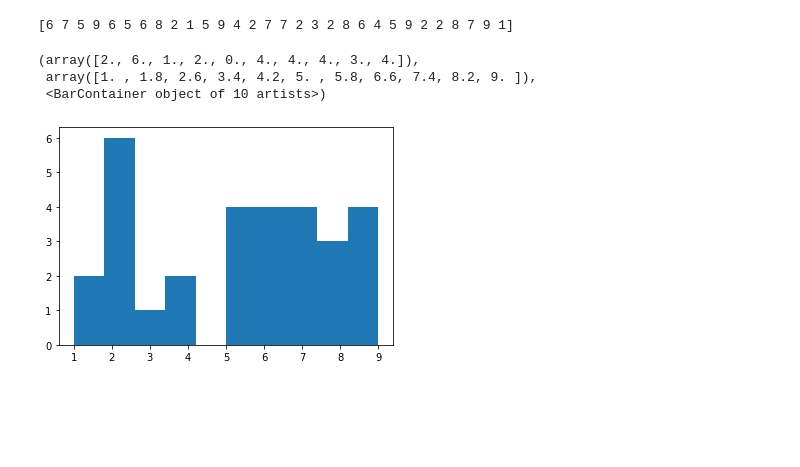
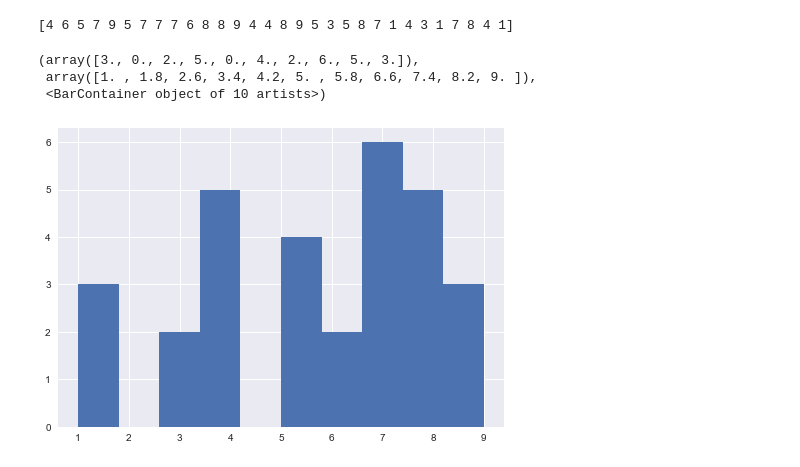
Before and after one commit to ColumbusK/Math, a Jupyter notebook: Numpy/freq_plot.ipynb, the cells around one changed output. Cells and saved outputs as stored; diff of their text form; code cells hidden in the pictures; blank space fills up the shorter version.

```diff
--- a/Numpy/freq_plot.ipynb
+++ b/Numpy/freq_plot.ipynb
@@ -4,11 +4,11 @@ import matplotlib.pyplot as plt
 # %%
 arr = np.random.randint(1, 10, 30)
 print(arr)
-
+plt.style.use('seaborn')
 plt.hist(arr, bins=10, linewidth=1)
 # %% [output]
-[6 7 5 9 6 5 6 8 2 1 5 9 4 2 7 7 2 3 2 8 6 4 5 9 2 2 8 7 9 1]
+[4 6 5 7 9 5 7 7 7 6 8 8 9 4 4 8 9 5 3 5 8 7 1 4 3 1 7 8 4 1]
-(array([2., 6., 1., 2., 0., 4., 4., 4., 3., 4.]),
+(array([3., 0., 2., 5., 0., 4., 2., 6., 5., 3.]),
  array([1. , 1.8, 2.6, 3.4, 4.2, 5. , 5.8, 6.6, 7.4, 8.2, 9. ]),
  <BarContainer object of 10 artists>)
-[figure, old version]
+[figure, new version]
```
Also changed, not shown: 2 other files.
